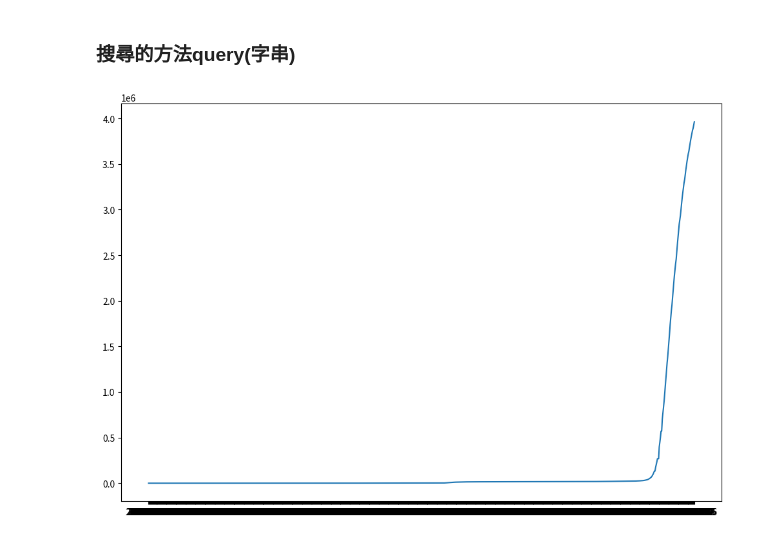
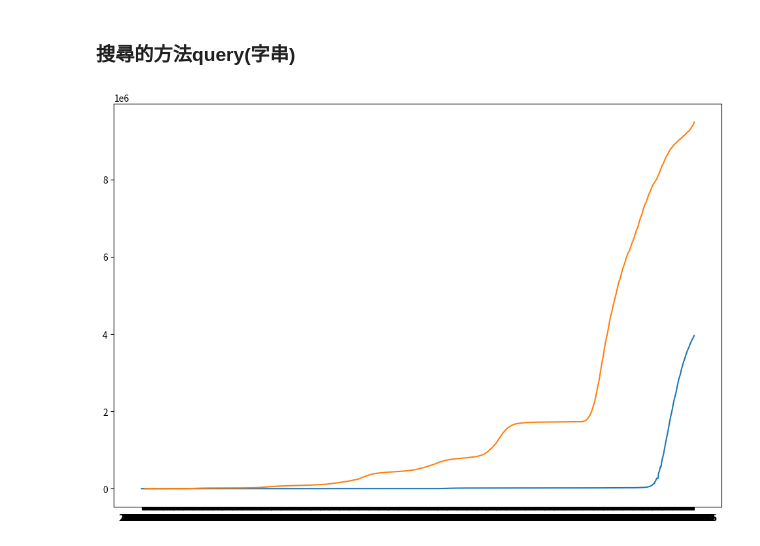
Before and after one commit to roberthsu2003/__2025_04_13_python_sunday__, a Jupyter notebook: lesson16/lesson16_7.ipynb, the cells around one changed output. Saved outputs shown, nothing was run; the diff lists cells and outputs as text; code cells hidden in the pictures.

```diff
--- a/lesson16/lesson16_7.ipynb
+++ b/lesson16/lesson16_7.ipynb
@@ -69,13 +69,13 @@ japan1_df = japan_df.query('日期>="2020-01-16" and 日期<="2022-07-06"')
 # %%
 import matplotlib.pyplot as plt
 import matplotlib as mpl
 from matplotlib.font_manager import fontManager
 
 fontManager.addfont("ChineseFont.ttf")
 mpl.rc('font',family='ChineseFont')
 plt.figure(figsize=(12,8))
 plt.plot(taiwan1_df['日期'],taiwan1_df['總確診數'])
-#plt.plot(japan1_df['日期'],japan1_df['總確診數'])
+plt.plot(japan1_df['日期'],japan1_df['總確診數'])
 plt.show()
 # %% [output]
-[figure, old version]
+[figure, new version]
```
